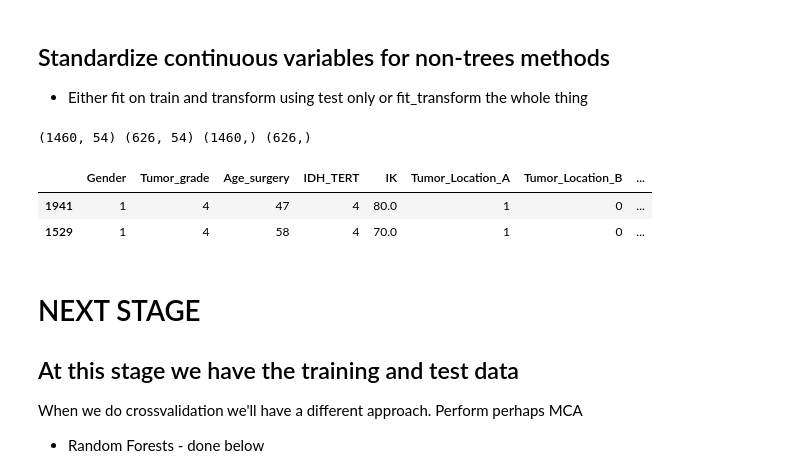
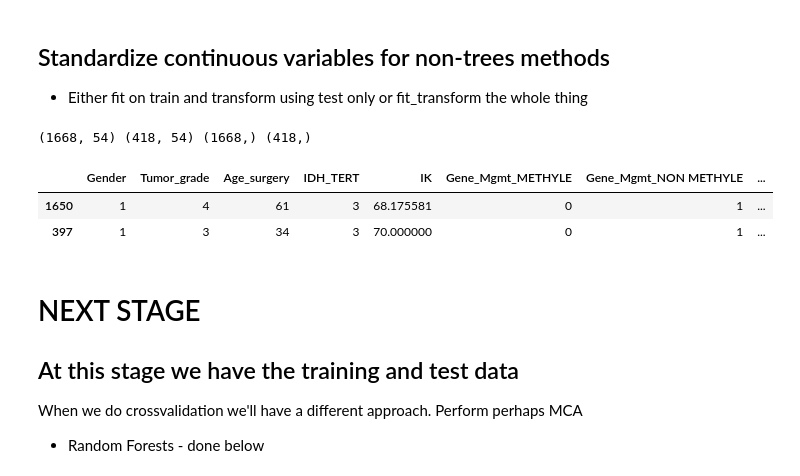
Before and after one commit to patricieni/ICM, a Jupyter notebook: Modelling.ipynb, the cells around one changed output. Cells and saved outputs as stored; diff of their text form; code cells hidden in the pictures.

```diff
--- a/Modelling.ipynb
+++ b/Modelling.ipynb
@@ -154,8 +166,8 @@ df_amelia.shape
 * 12 classes
 # %%
 # Try with three classes first
-labels = ["1.5year","4years","more"]
-cut_points = [500,1500]
+labels = ["6months","1.2year","2years","3years","more"]
+cut_points = [200,400,700,1100]
 
 #labels = ["3_months","6_months","9_months","12_months","15_months","18_months","2_years","3_years","4_years","5_years","10_years","10_plus_years"]
 #cut_points = [90,180,270,360,450,540,720,1095,1460,1825,3650]
@@ -286,15 +310,15 @@ X = df.drop(["life_expectancy","life_expectancy_bin"], axis=1)
 Y = df.life_expectancy_bin
 #Y = LabelEncoder().fit_transform(df.life_expectancy_bin)
 # %%
-X_train, X_test, Y_train, Y_test = train_test_split(X,Y,train_size=0., test_size=0.2, random_state=1332)
+X_train, X_test, Y_train, Y_test = train_test_split(X,Y,train_size=0.8, test_size=0.2, random_state=1332)
 
 print(X_train.shape, X_test.shape, Y_train.shape, Y_test.shape)
 X_train.head(2)
 # %% [output]
-(1460, 54) (626, 54) (1460,) (626,)
+(1668, 54) (418, 54) (1668,) (418,)
-|  | Gender | Tumor_grade | Age_surgery | IDH_TERT | IK | Tumor_Location_A | Tumor_Location_B | ... |
-| 1941 | 1 | 4 | 47 | 4 | 80.0 | 1 | 0 | ... |
-| 1529 | 1 | 4 | 58 | 4 | 70.0 | 1 | 0 | ... |
+|  | Gender | Tumor_grade | Age_surgery | IDH_TERT | IK | Gene_Mgmt_METHYLE | Gene_Mgmt_NON METHYLE | ... |
+| 1650 | 1 | 4 | 61 | 3 | 68.175581 | 0 | 1 | ... |
+| 397 | 1 | 3 | 34 | 3 | 70.000000 | 0 | 1 | ... |
 # %% [markdown]
 # NEXT STAGE
 ## At this stage we have the training and test data
```
Also changed, not shown: parts of 14 cells of this notebook, 5 other files.
